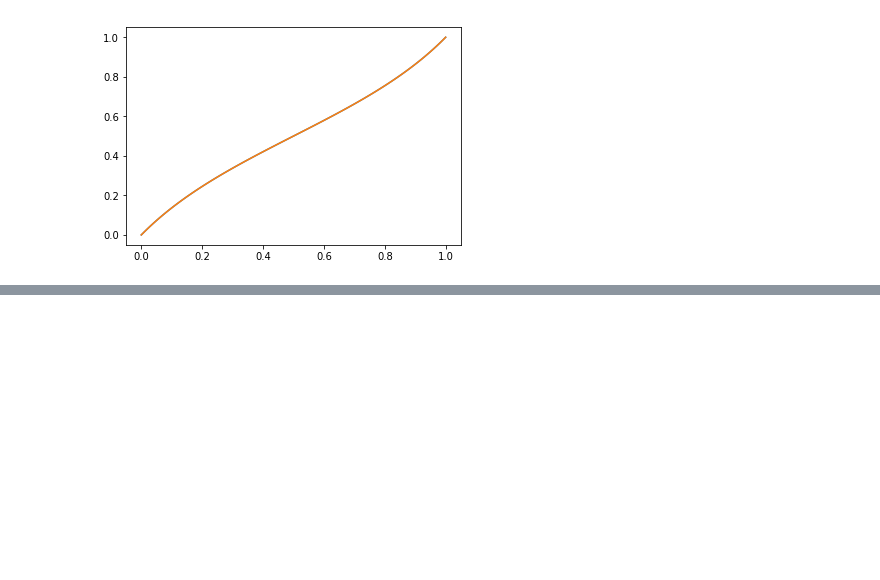
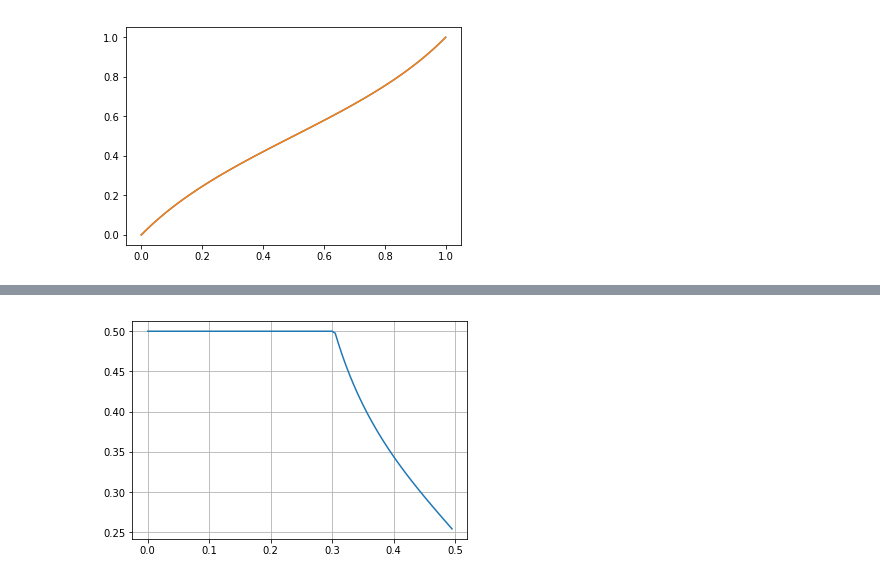
Before and after one commit to lamarqua/F3DAudio_tool, a Jupyter notebook: plotting.ipynb, the cells around one changed output, grey strips where cells are left out. Drawn from its saved outputs; the diff is of its cells as text; code cells hidden in the pictures; blank space fills up the shorter version.

```diff
--- a/plotting.ipynb
+++ b/plotting.ipynb
@@ -25,0 +32,6 @@ v = plot_file("diffuse_vals.txt")
+# %%
+v = plot_file("inner_radius2.txt")
+# plt.savefig("inner_radius.png")
+plt.grid(True)
+# %% [output]
+[figure, added]
```
Also changed, not shown: parts of 4 cells of this notebook, 2 other files.
